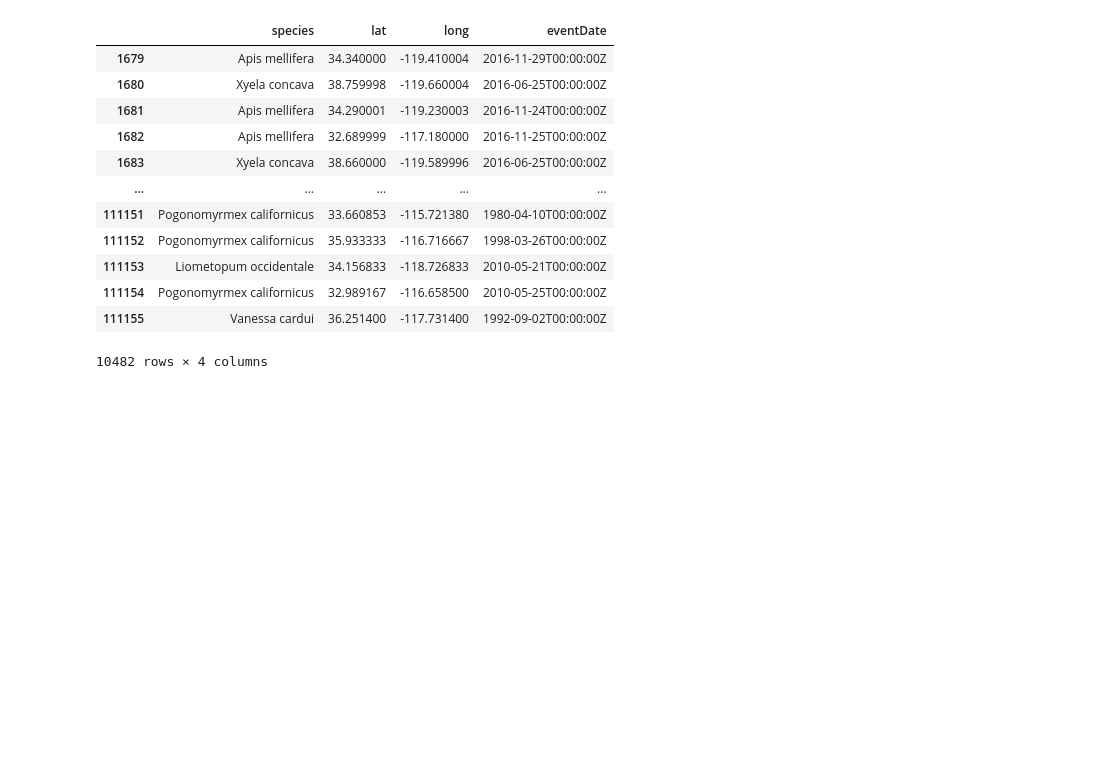
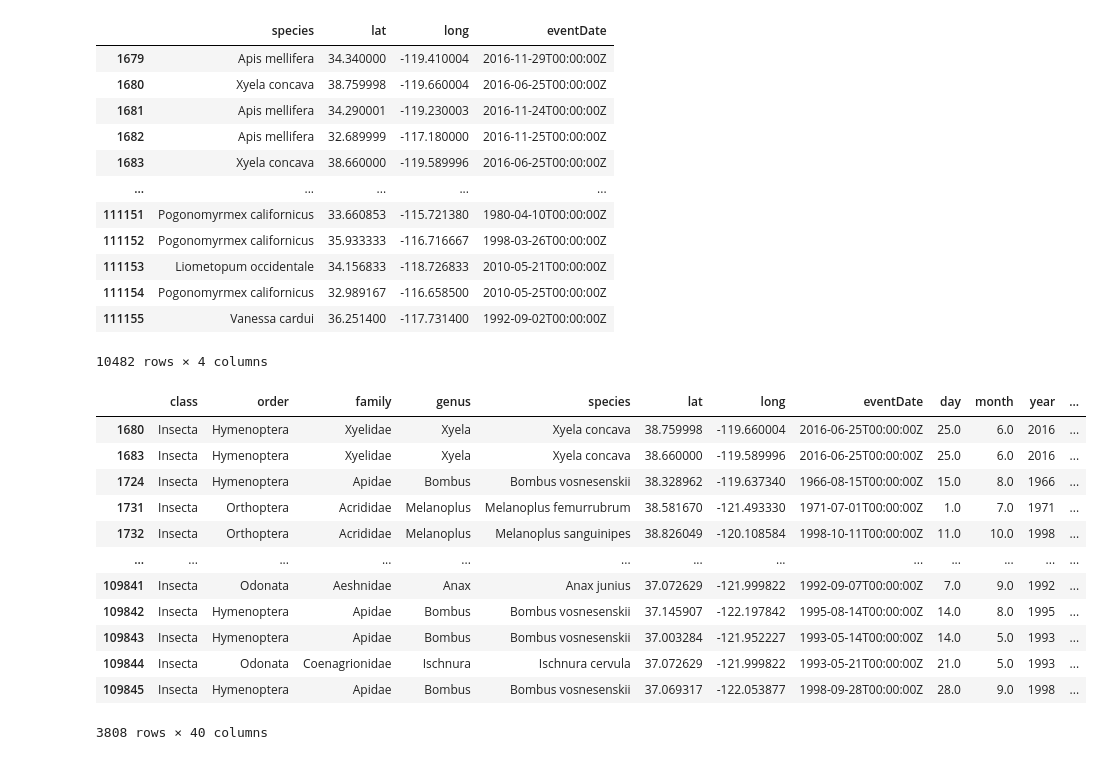
Before and after one commit to gitanjali1024/eds220-2026-section, a Jupyter notebook: section-1-data-selection-drylands.ipynb, the cells around one changed output. Saved outputs shown, nothing was run; the diff lists cells and outputs as text; code cells hidden in the pictures; blank space fills up the shorter version.

```diff
--- a/section-1-data-selection-drylands.ipynb
+++ b/section-1-data-selection-drylands.ipynb
@@ -212,4 +212,18 @@ prey.loc[: , 'species' : 'eventDate']
 | 111155 | Vanessa cardui | 36.251400 | -117.731400 | 1992-09-02T00:00:00Z |
 10482 rows × 4 columns
 # %%
-prey[(prey['lat'] > 1992 ) & (prey['year'] < 2000)]
+prey[(prey['lat'] > 37 ) & (prey['lat'] < 39)]
+# %% [output]
+|  | class | order | family | genus | species | lat | long | eventDate | day | month | year | ... |
+| 1680 | Insecta | Hymenoptera | Xyelidae | Xyela | Xyela concava | 38.759998 | -119.660004 | 2016-06-25T00:00:00Z | 25.0 | 6.0 | 2016 | ... |
+| 1683 | Insecta | Hymenoptera | Xyelidae | Xyela | Xyela concava | 38.660000 | -119.589996 | 2016-06-25T00:00:00Z | 25.0 | 6.0 | 2016 | ... |
+| 1724 | Insecta | Hymenoptera | Apidae | Bombus | Bombus vosnesenskii | 38.328962 | -119.637340 | 1966-08-15T00:00:00Z | 15.0 | 8.0 | 1966 | ... |
+| 1731 | Insecta | Orthoptera | Acrididae | Melanoplus | Melanoplus femurrubrum | 38.581670 | -121.493330 | 1971-07-01T00:00:00Z | 1.0 | 7.0 | 1971 | ... |
+| 1732 | Insecta | Orthoptera | Acrididae | Melanoplus | Melanoplus sanguinipes | 38.826049 | -120.108584 | 1998-10-11T00:00:00Z | 11.0 | 10.0 | 1998 | ... |
+| ... | ... | ... | ... | ... | ... | ... | ... | ... | ... | ... | ... | ... |
+| 109841 | Insecta | Odonata | Aeshnidae | Anax | Anax junius | 37.072629 | -121.999822 | 1992-09-07T00:00:00Z | 7.0 | 9.0 | 1992 | ... |
+| 109842 | Insecta | Hymenoptera | Apidae | Bombus | Bombus vosnesenskii | 37.145907 | -122.197842 | 1995-08-14T00:00:00Z | 14.0 | 8.0 | 1995 | ... |
+| 109843 | Insecta | Hymenoptera | Apidae | Bombus | Bombus vosnesenskii | 37.003284 | -121.952227 | 1993-05-14T00:00:00Z | 14.0 | 5.0 | 1993 | ... |
+| 109844 | Insecta | Odonata | Coenagrionidae | Ischnura | Ischnura cervula | 37.072629 | -121.999822 | 1993-05-21T00:00:00Z | 21.0 | 5.0 | 1993 | ... |
+| 109845 | Insecta | Hymenoptera | Apidae | Bombus | Bombus vosnesenskii | 37.069317 | -122.053877 | 1998-09-28T00:00:00Z | 28.0 | 9.0 | 1998 | ... |
+3808 rows × 40 columns
```
Also changed, not shown: 1 other file.
